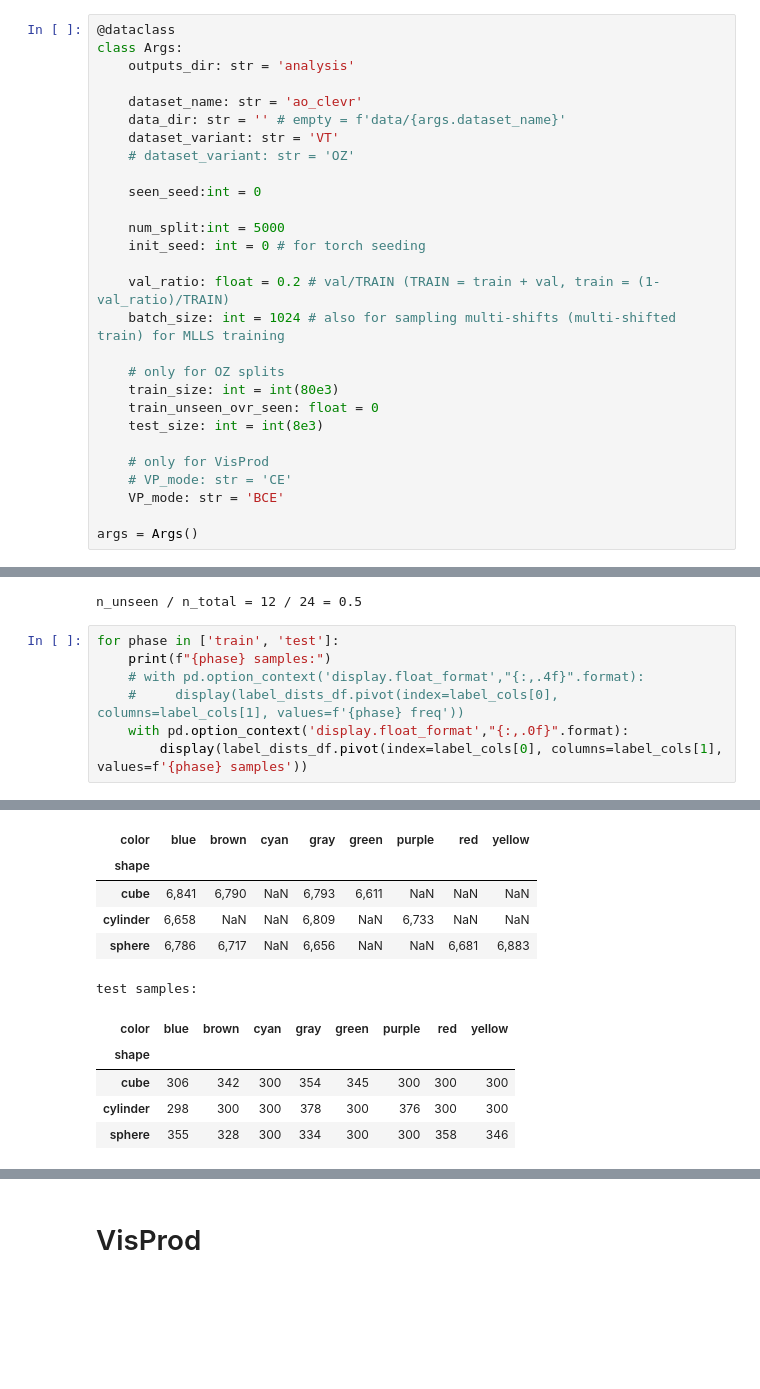
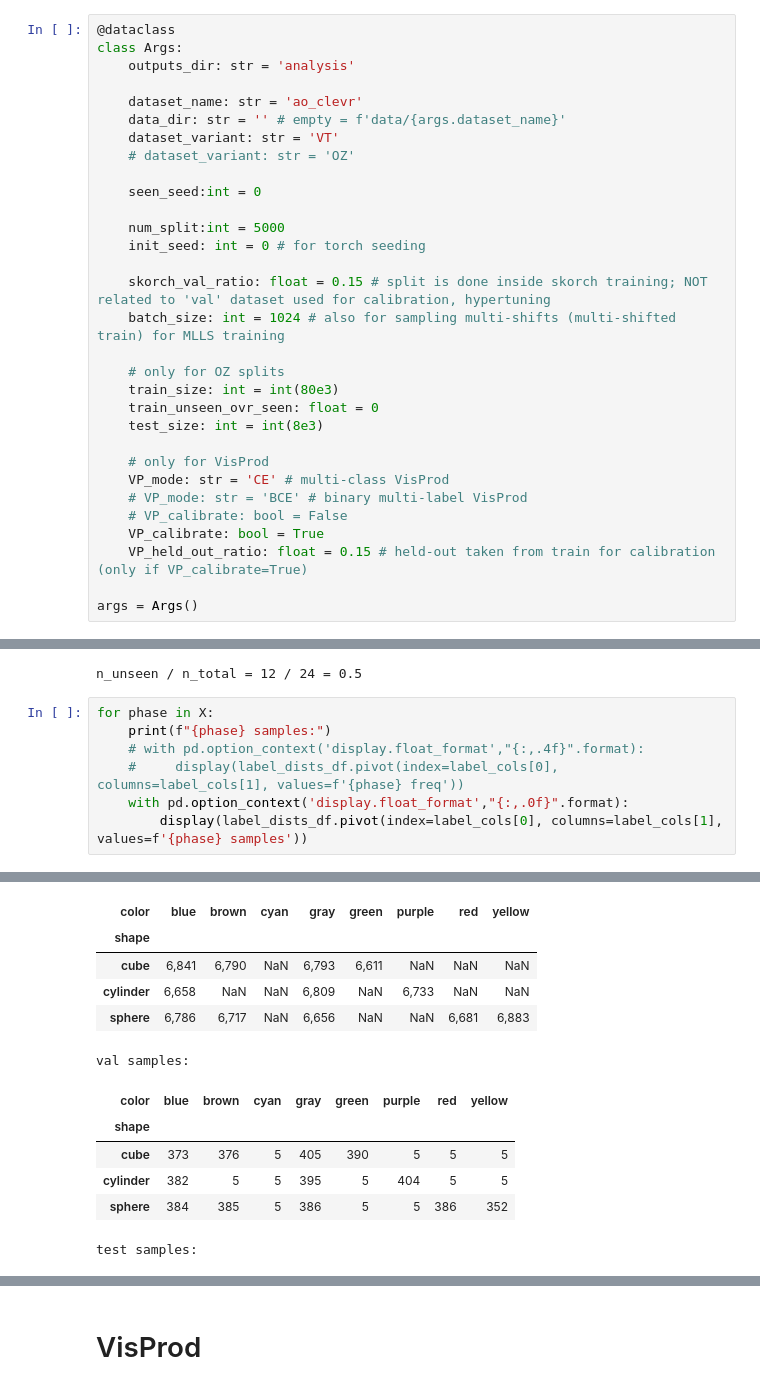
Before and after one commit to Ozziko/causal_comp, a Jupyter notebook: MLLS.ipynb, the cells around one changed output, grey strips where cells are left out. Cells and saved outputs as stored; diff of their text form; blank space fills up the shorter version.

Commit message:
Added calibration for VisProd

```diff
--- a/MLLS.ipynb
+++ b/MLLS.ipynb
@@ -63,7 +66,7 @@ class Args:
     num_split:int = 5000
     init_seed: int = 0 # for torch seeding
 
-    val_ratio: float = 0.2 # val/TRAIN (TRAIN = train + val, train = (1-val_ratio)/TRAIN)
+    skorch_val_ratio: float = 0.15 # split is done inside skorch training; NOT related to 'val' dataset used for calibration, hypertuning
     batch_size: int = 1024 # also for sampling multi-shifts (multi-shifted train) for MLLS training
 
     # only for OZ splits
@@ -72,8 +75,11 @@ class Args:
     test_size: int = int(8e3)
 
     # only for VisProd
-    # VP_mode: str = 'CE'
-    VP_mode: str = 'BCE'
+    VP_mode: str = 'CE' # multi-class VisProd
+    # VP_mode: str = 'BCE' # binary multi-label VisProd
+    # VP_calibrate: bool = False
+    VP_calibrate: bool = True
+    VP_held_out_ratio: float = 0.15 # held-out taken from train for calibration (only if VP_calibrate=True)
 
 args = Args()
 # %%
@@ -745,22 +754,23 @@ print(f"n_unseen / n_total = {n_unseen} / {len(label_dists_df)} = {n_unseen/len(
 # %% [output]
 n_unseen / n_total = 12 / 24 = 0.5
 # %%
-for phase in ['train', 'test']:
+for phase in X:
     print(f"{phase} samples:")
     # with pd.option_context('display.float_format',"{:,.4f}".format):
     #     display(label_dists_df.pivot(index=label_cols[0], columns=label_cols[1], values=f'{phase} freq'))
     with pd.option_context('display.float_format',"{:,.0f}".format):
         display(label_dists_df.pivot(index=label_cols[0], columns=label_cols[1], values=f'{phase} samples'))
 # %% [output]
 train samples:
 | color | blue | brown | cyan | gray | green | purple | red | yellow |
 | shape |  |  |  |  |  |  |  |  |
 | cube | 6,841 | 6,790 | NaN | 6,793 | 6,611 | NaN | NaN | NaN |
 | cylinder | 6,658 | NaN | NaN | 6,809 | NaN | 6,733 | NaN | NaN |
 | sphere | 6,786 | 6,717 | NaN | 6,656 | NaN | NaN | 6,681 | 6,883 |
-test samples:
+val samples:
 | color | blue | brown | cyan | gray | green | purple | red | yellow |
 | shape |  |  |  |  |  |  |  |  |
-| cube | 306 | 342 | 300 | 354 | 345 | 300 | 300 | 300 |
-| cylinder | 298 | 300 | 300 | 378 | 300 | 376 | 300 | 300 |
-| sphere | 355 | 328 | 300 | 334 | 300 | 300 | 358 | 346 |
+| cube | 373 | 376 | 5 | 405 | 390 | 5 | 5 | 5 |
+| cylinder | 382 | 5 | 5 | 395 | 5 | 404 | 5 | 5 |
+| sphere | 384 | 385 | 5 | 386 | 5 | 5 | 386 | 352 |
+test samples:
```
Also changed, not shown: parts of 30 cells of this notebook.
